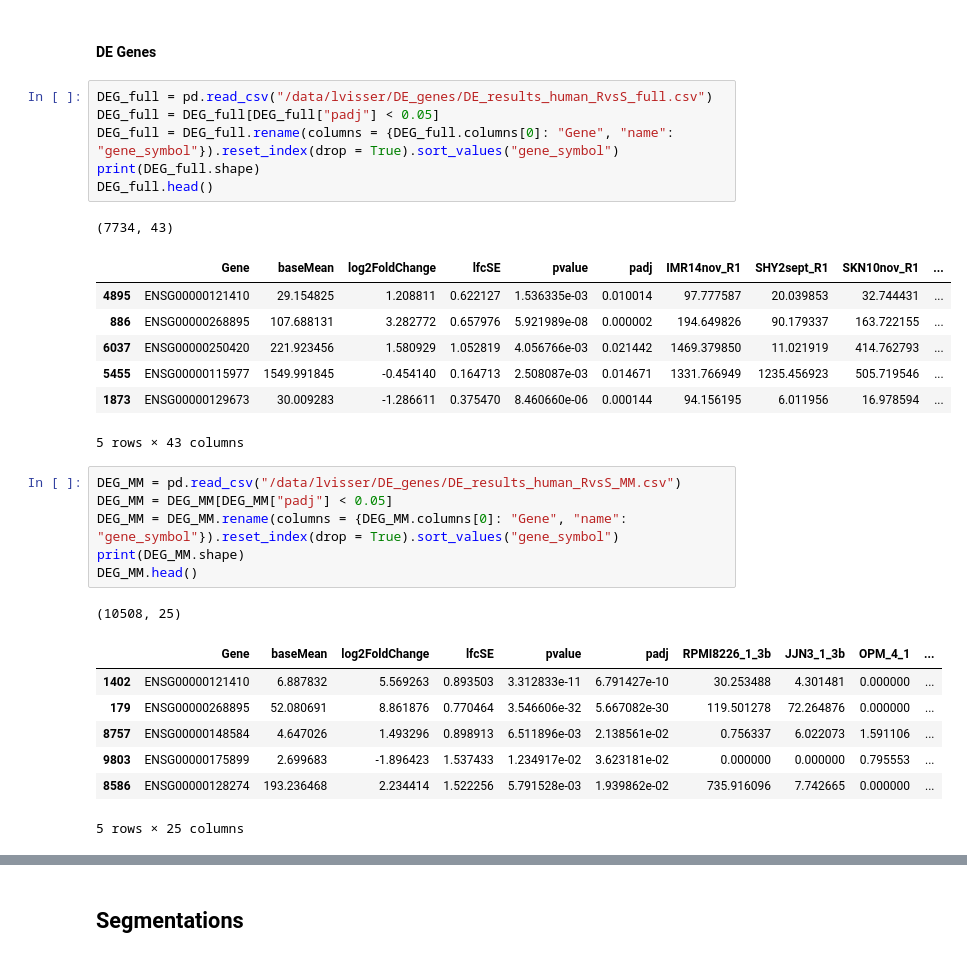
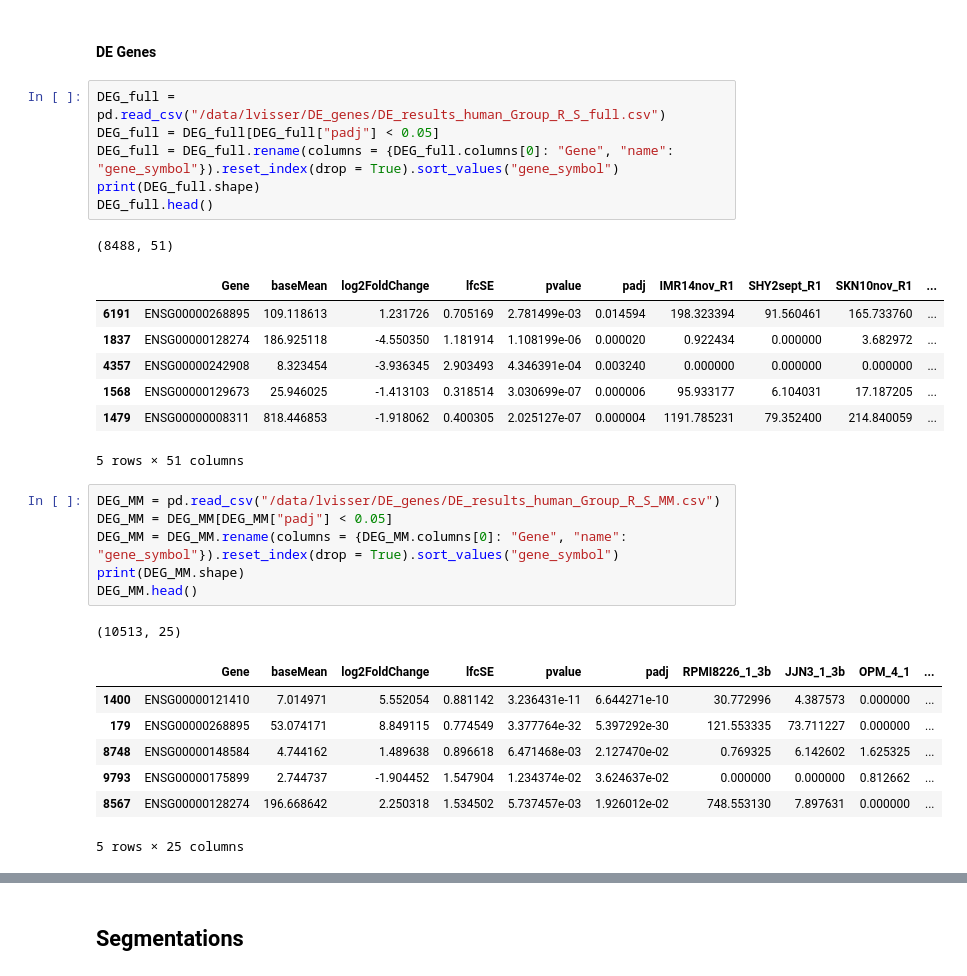
Before and after one commit to Lucmeister55/lvisser, a Jupyter notebook: segment_pm.ipynb, the cells around one changed output, grey strips where cells are left out. Saved outputs shown, nothing was run; the diff lists cells and outputs as text.

```diff
--- a/segment_pm.ipynb
+++ b/segment_pm.ipynb
@@ -560,33 +589,33 @@ whitelist.head()
 # %% [markdown]
 #### DE Genes
 # %%
-DEG_full = pd.read_csv("/data/lvisser/DE_genes/DE_results_human_RvsS_full.csv")
+DEG_full = pd.read_csv("/data/lvisser/DE_genes/DE_results_human_Group_R_S_full.csv")
 DEG_full = DEG_full[DEG_full["padj"] < 0.05]
 DEG_full = DEG_full.rename(columns = {DEG_full.columns[0]: "Gene", "name": "gene_symbol"}).reset_index(drop = True).sort_values("gene_symbol")
 print(DEG_full.shape)
 DEG_full.head()
 # %% [output]
-(7734, 43)
+(8488, 51)
 |  | Gene | baseMean | log2FoldChange | lfcSE | pvalue | padj | IMR14nov_R1 | SHY2sept_R1 | SKN10nov_R1 | ... |
-| 4895 | ENSG00000121410 | 29.154825 | 1.208811 | 0.622127 | 1.536335e-03 | 0.010014 | 97.777587 | 20.039853 | 32.744431 | ... |
-| 886 | ENSG00000268895 | 107.688131 | 3.282772 | 0.657976 | 5.921989e-08 | 0.000002 | 194.649826 | 90.179337 | 163.722155 | ... |
-| 6037 | ENSG00000250420 | 221.923456 | 1.580929 | 1.052819 | 4.056766e-03 | 0.021442 | 1469.379850 | 11.021919 | 414.762793 | ... |
-| 5455 | ENSG00000115977 | 1549.991845 | -0.454140 | 0.164713 | 2.508087e-03 | 0.014671 | 1331.766949 | 1235.456923 | 505.719546 | ... |
-| 1873 | ENSG00000129673 | 30.009283 | -1.286611 | 0.375470 | 8.460660e-06 | 0.000144 | 94.156195 | 6.011956 | 16.978594 | ... |
+| 6191 | ENSG00000268895 | 109.118613 | 1.231726 | 0.705169 | 2.781499e-03 | 0.014594 | 198.323394 | 91.560461 | 165.733760 | ... |
+| 1837 | ENSG00000128274 | 186.925118 | -4.550350 | 1.181914 | 1.108199e-06 | 0.000020 | 0.922434 | 0.000000 | 3.682972 | ... |
+| 4357 | ENSG00000242908 | 8.323454 | -3.936345 | 2.903493 | 4.346391e-04 | 0.003240 | 0.000000 | 0.000000 | 0.000000 | ... |
+| 1568 | ENSG00000129673 | 25.946025 | -1.413103 | 0.318514 | 3.030699e-07 | 0.000006 | 95.933177 | 6.104031 | 17.187205 | ... |
+| 1479 | ENSG00000008311 | 818.446853 | -1.918062 | 0.400305 | 2.025127e-07 | 0.000004 | 1191.785231 | 79.352400 | 214.840059 | ... |
-5 rows × 43 columns
+5 rows × 51 columns
 # %%
-DEG_MM = pd.read_csv("/data/lvisser/DE_genes/DE_results_human_RvsS_MM.csv")
+DEG_MM = pd.read_csv("/data/lvisser/DE_genes/DE_results_human_Group_R_S_MM.csv")
 DEG_MM = DEG_MM[DEG_MM["padj"] < 0.05]
 DEG_MM = DEG_MM.rename(columns = {DEG_MM.columns[0]: "Gene", "name": "gene_symbol"}).reset_index(drop = True).sort_values("gene_symbol")
 print(DEG_MM.shape)
 DEG_MM.head()
 # %% [output]
-(10508, 25)
+(10513, 25)
 |  | Gene | baseMean | log2FoldChange | lfcSE | pvalue | padj | RPMI8226_1_3b | JJN3_1_3b | OPM_4_1 | ... |
-| 1402 | ENSG00000121410 | 6.887832 | 5.569263 | 0.893503 | 3.312833e-11 | 6.791427e-10 | 30.253488 | 4.301481 | 0.000000 | ... |
-| 179 | ENSG00000268895 | 52.080691 | 8.861876 | 0.770464 | 3.546606e-32 | 5.667082e-30 | 119.501278 | 72.264876 | 0.000000 | ... |
-| 8757 | ENSG00000148584 | 4.647026 | 1.493296 | 0.898913 | 6.511896e-03 | 2.138561e-02 | 0.756337 | 6.022073 | 1.591106 | ... |
-| 9803 | ENSG00000175899 | 2.699683 | -1.896423 | 1.537433 | 1.234917e-02 | 3.623181e-02 | 0.000000 | 0.000000 | 0.795553 | ... |
-| 8586 | ENSG00000128274 | 193.236468 | 2.234414 | 1.522256 | 5.791528e-03 | 1.939862e-02 | 735.916096 | 7.742665 | 0.000000 | ... |
+| 1400 | ENSG00000121410 | 7.014971 | 5.552054 | 0.881142 | 3.236431e-11 | 6.644271e-10 | 30.772996 | 4.387573 | 0.000000 | ... |
+| 179 | ENSG00000268895 | 53.074171 | 8.849115 | 0.774549 | 3.377764e-32 | 5.397292e-30 | 121.553335 | 73.711227 | 0.000000 | ... |
+| 8748 | ENSG00000148584 | 4.744162 | 1.489638 | 0.896618 | 6.471468e-03 | 2.127470e-02 | 0.769325 | 6.142602 | 1.625325 | ... |
+| 9793 | ENSG00000175899 | 2.744737 | -1.904452 | 1.547904 | 1.234374e-02 | 3.624637e-02 | 0.000000 | 0.000000 | 0.812662 | ... |
+| 8567 | ENSG00000128274 | 196.668642 | 2.250318 | 1.534502 | 5.737457e-03 | 1.926012e-02 | 748.553130 | 7.897631 | 0.000000 | ... |
 5 rows × 25 columns
 # %%
```
Also changed, not shown: parts of 117 cells of this notebook, 8 other files.
